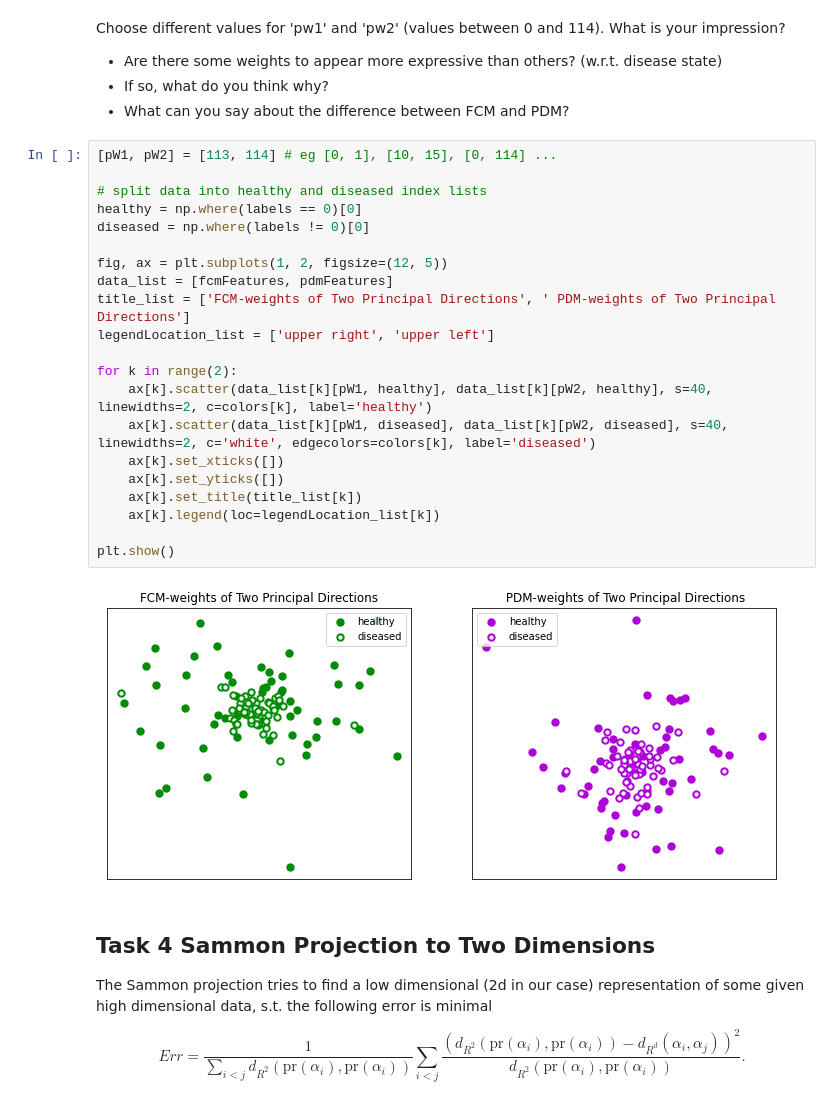
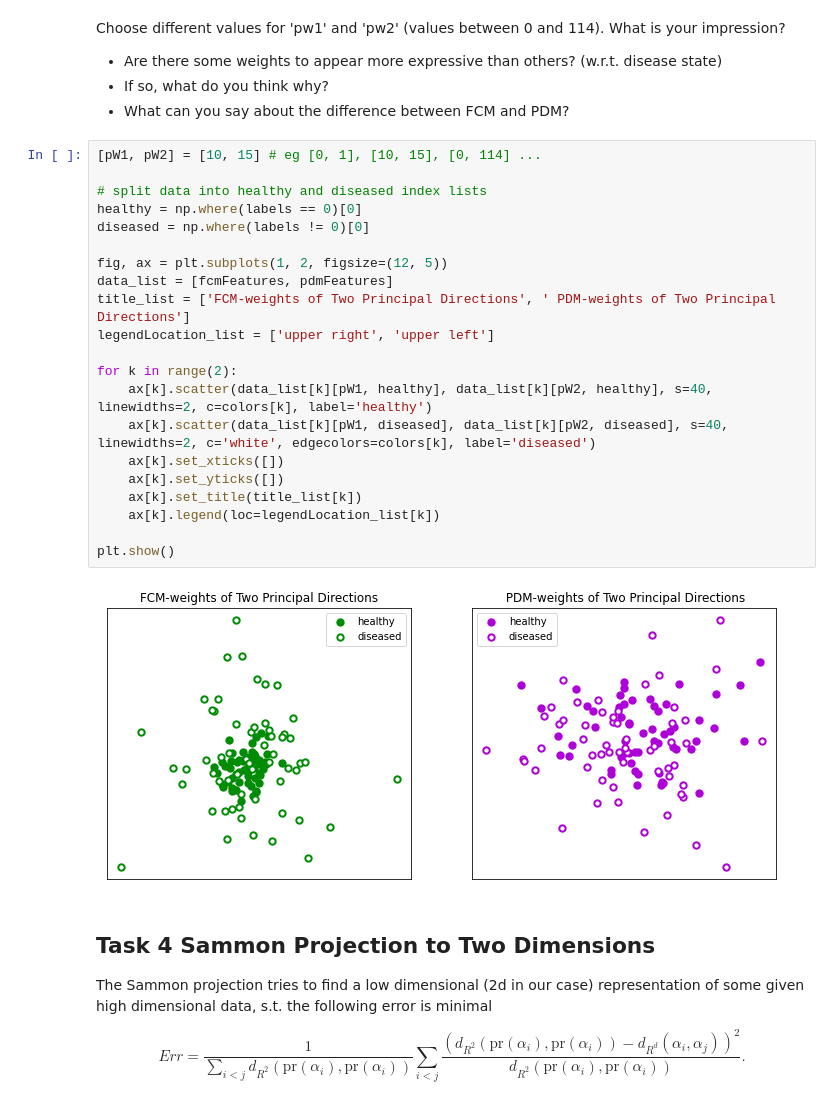
Before and after one commit to ckolbPTB/TES_21_22_Tutorials, a Jupyter notebook: tutorial2_pop_med_image_shape_ana_03_VisClass.ipynb, the cells around one changed output. Saved outputs shown, nothing was run; the diff lists cells and outputs as text.

```diff
--- a/tutorial2_pop_med_image_shape_ana_03_VisClass.ipynb
+++ b/tutorial2_pop_med_image_shape_ana_03_VisClass.ipynb
@@ -48,28 +48,28 @@ Choose different values for 'pw1' and 'pw2' (values between 0 and 114). What is
 - If so, what do you think why?
 - What can you say about the difference between FCM and PDM?
 # %%
-[pW1, pW2] = [113, 114] # eg [0, 1], [10, 15], [0, 114] ...
+[pW1, pW2] = [10, 15] # eg [0, 1], [10, 15], [0, 114] ...
 
 # split data into healthy and diseased index lists
 healthy = np.where(labels == 0)[0]
 diseased = np.where(labels != 0)[0]
 
 fig, ax = plt.subplots(1, 2, figsize=(12, 5))
 data_list = [fcmFeatures, pdmFeatures]
 title_list = ['FCM-weights of Two Principal Directions', ' PDM-weights of Two Principal Directions']
 legendLocation_list = ['upper right', 'upper left']
 
 for k in range(2):
     ax[k].scatter(data_list[k][pW1, healthy], data_list[k][pW2, healthy], s=40, linewidths=2, c=colors[k], label='healthy')
     ax[k].scatter(data_list[k][pW1, diseased], data_list[k][pW2, diseased], s=40, linewidths=2, c='white', edgecolors=colors[k], label='diseased')
     ax[k].set_xticks([])
     ax[k].set_yticks([])
     ax[k].set_title(title_list[k])
     ax[k].legend(loc=legendLocation_list[k])
 
 plt.show()
 # %% [output]
-[figure, old version]
+[figure, new version]
 # %% [markdown]
 ## Task 4 Sammon Projection to Two Dimensions
 
```
Also changed, not shown: parts of 2 cells of this notebook, 2 other files.
